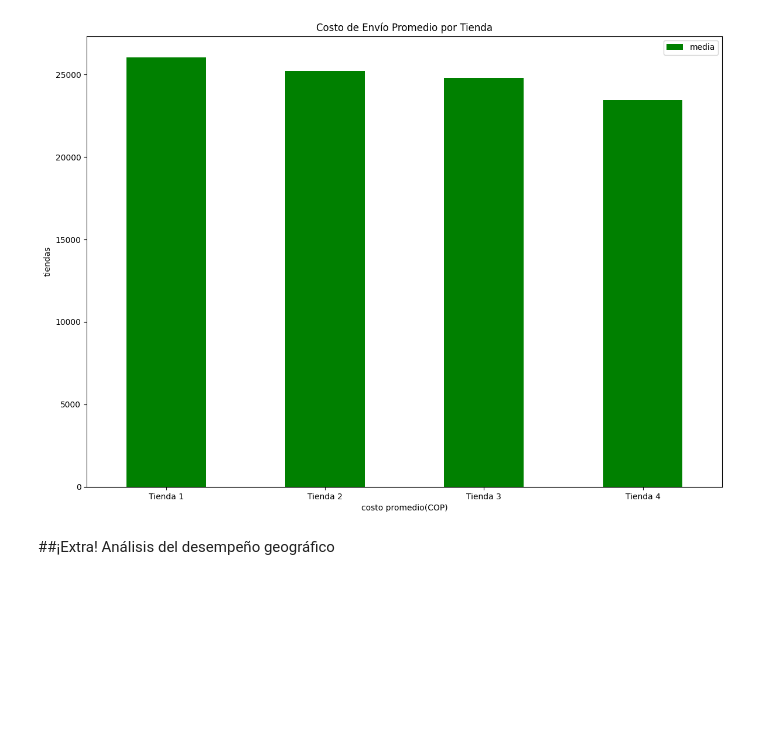
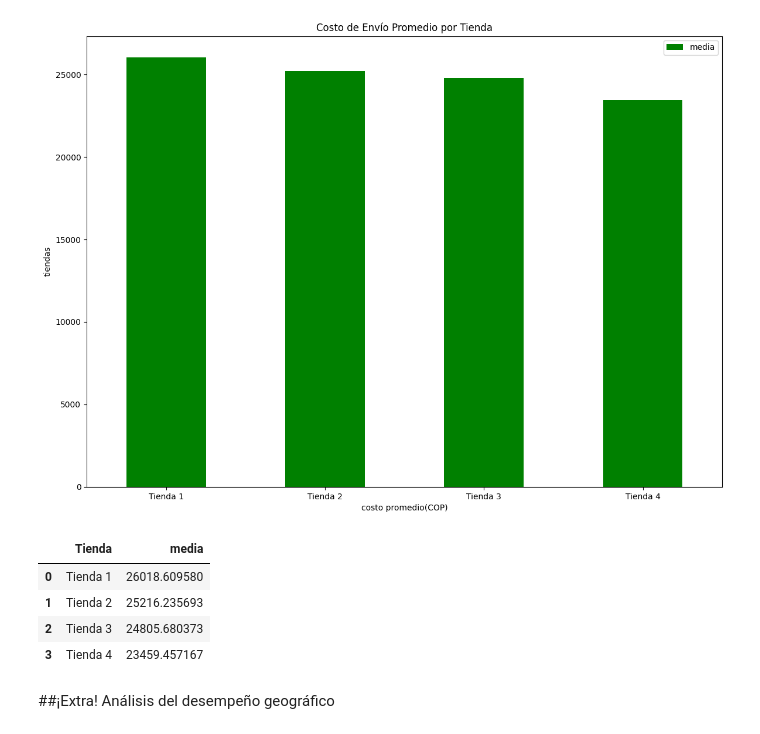
Before and after one commit to Angelthebestone/Challenge-amigo-secreto-ONEG9, a Jupyter notebook: Practicando_Python_para_Data_Science_Challenge_Alura_Store.ipynb, the cells around one changed output. Saved outputs shown, nothing was run; the diff lists cells and outputs as text; code cells hidden in the pictures; blank space fills up the shorter version.

```diff
--- a/Practicando_Python_para_Data_Science_Challenge_Alura_Store.ipynb
+++ b/Practicando_Python_para_Data_Science_Challenge_Alura_Store.ipynb
@@ -221,6 +291,14 @@ df_envio.plot(x='Tienda',
 # %% [output]
 <Axes: title={'center': 'Costo de Envío Promedio por Tienda'}, xlabel='costo promedio(COP)', ylabel='tiendas'>
 [figure]
+# %%
+df_envio
+# %% [output]
+|  | Tienda | media |
+| 0 | Tienda 1 | 26018.609580 |
+| 1 | Tienda 2 | 25216.235693 |
+| 2 | Tienda 3 | 24805.680373 |
+| 3 | Tienda 4 | 23459.457167 |
 # %% [markdown]
 ##¡Extra! Análisis del desempeño geográfico
 # %%
```
Also changed, not shown: parts of 30 cells of this notebook.
